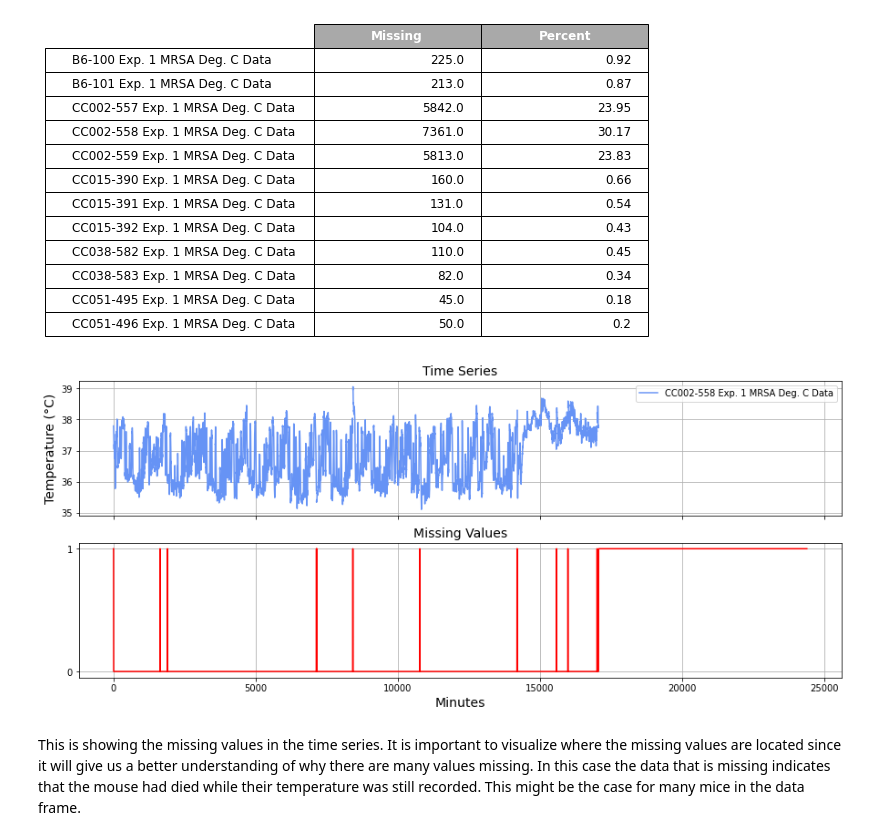
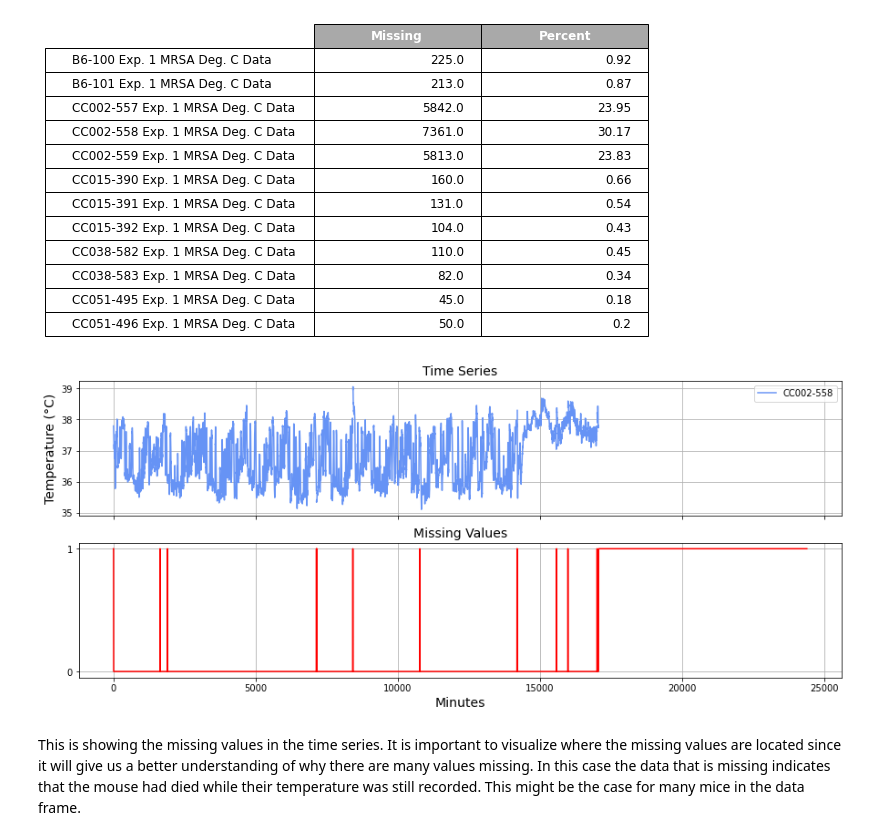
Before and after one commit to sheyaa/caterpillar_mset, a Jupyter notebook: mice_fill_missing_values.ipynb, the cells around one changed output. Cells and saved outputs as stored; diff of their text form; code cells hidden in the pictures.

```diff
--- a/mice_fill_missing_values.ipynb
+++ b/mice_fill_missing_values.ipynb
@@ -86,26 +86,26 @@ name = "CC002-558 Exp. 1 MRSA Deg. C Data"
 # %%
 # Plotting the time series and identifying the missing values
 fig,ax = plt.subplots(2,1,figsize=(15,6), sharex=True)
 
-ax[0].plot(mice['Minutes'], mice_temp[name], label=name, color="#6693F5")
+ax[0].plot(mice['Minutes'], mice_temp[name], label="CC002-558", color="#6693F5")
 ax[0].legend()
 ax[0].set_title("Time Series",fontsize=14)
 ax[0].grid()
 ax[0].set_ylabel('Temperature (°C)',fontsize=14)
 #ax[0].legend('CC002-558 Exp. 1 MRSA Deg. C Data')
 
 
 found = mice_temp[name].isna() # finding the missing values
 
 ax[1].plot(mice['Minutes'],found,color="red")
 ax[1].set_title("Missing Values",fontsize=14)
 ax[1].grid()
 ax[1].set_xlabel('Minutes',fontsize=14)
 ax[1].set_yticks([0, 1])
 
 plt.savefig('missing_values.png', bbox_inches='tight', facecolor='white')
 # %% [output]
-[figure, old version]
+[figure, new version]
 # %% [markdown]
 This is showing the missing values in the time series. It is important to visualize where the missing values are located since it will give us a better understanding of why there are many values missing. In this case the data that is missing indicates that the mouse had died while their temperature was still recorded. This might be the case for many mice in the data frame.
 # %% [markdown]
```
Also changed, not shown: parts of 3 cells of this notebook, 4 other files.
